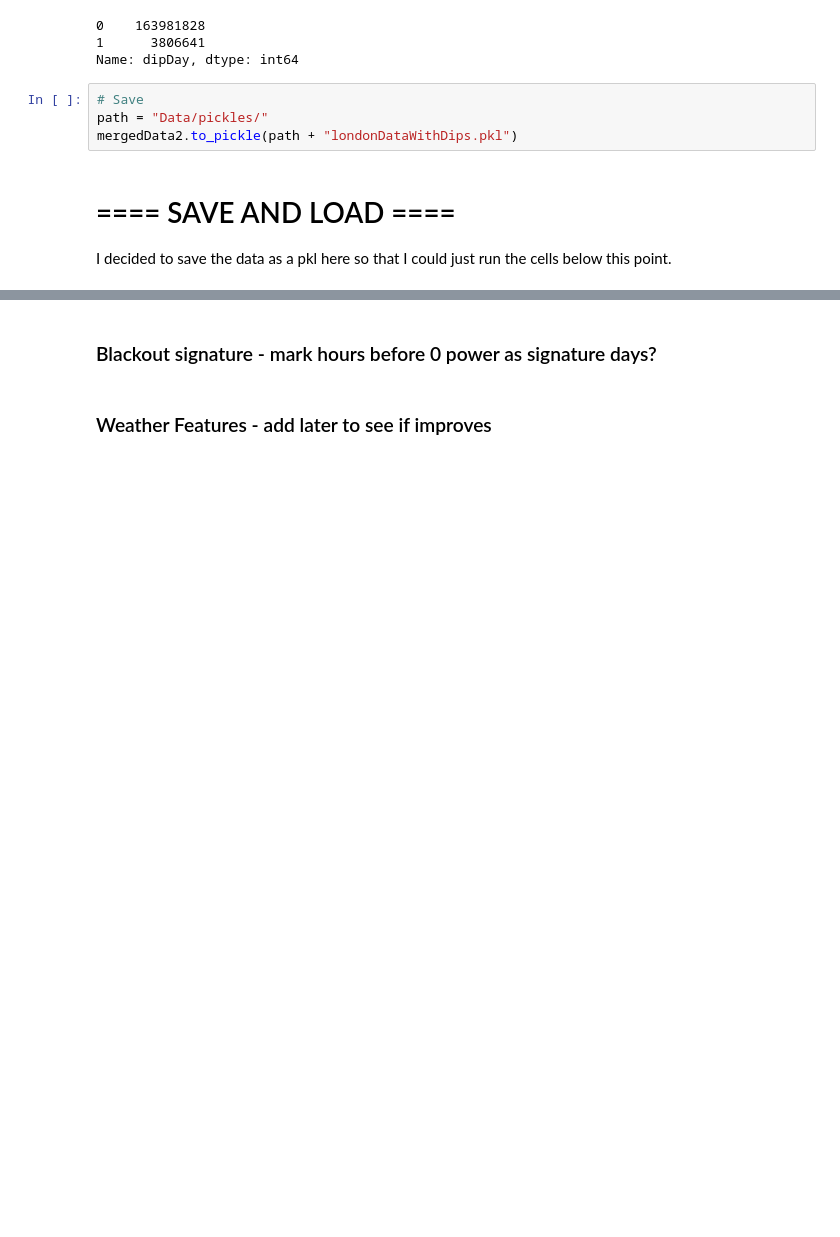
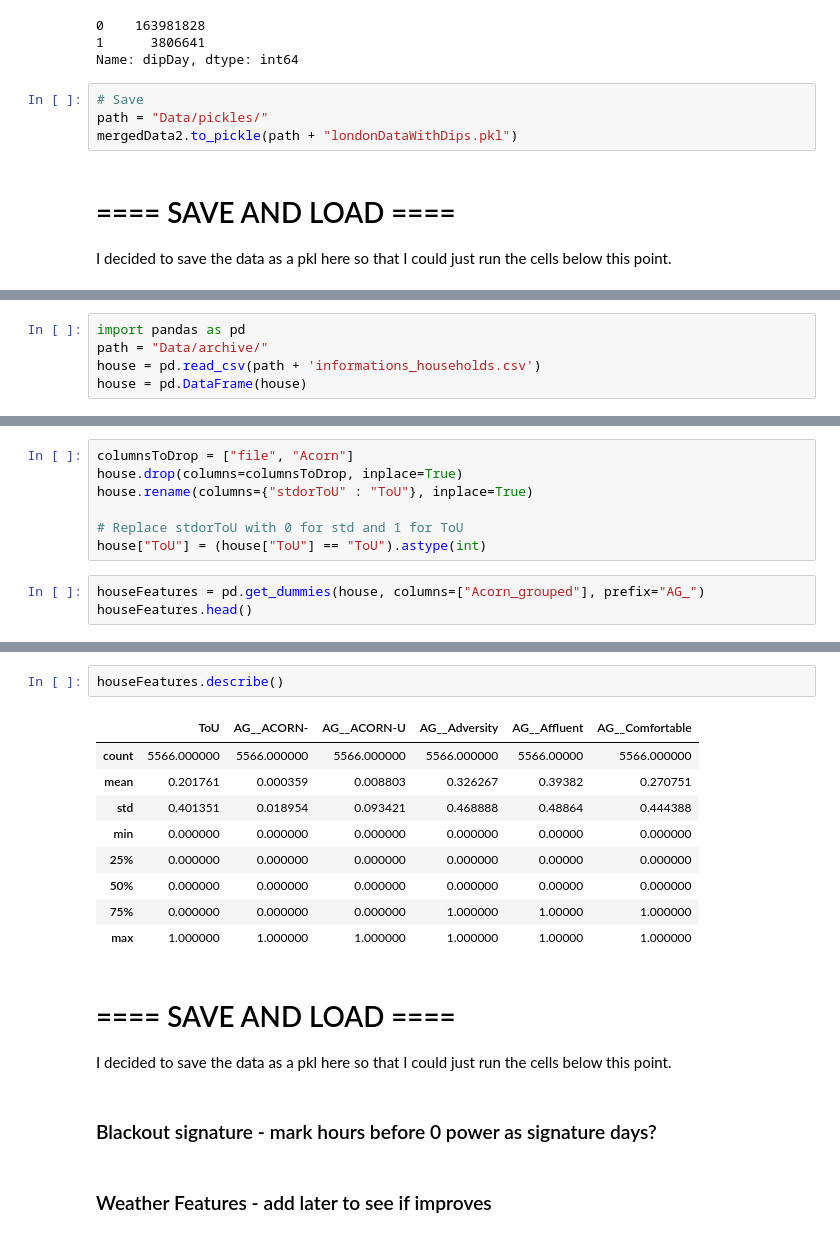
Before and after one commit to brepowell/EnergyConsumption, a Jupyter notebook: LondonDataFeatureEngineering.ipynb, the cells around one changed output, grey strips where cells are left out. Cells and saved outputs as stored; diff of their text form; blank space fills up the shorter version.

Commit message:
House Features

```diff
--- a/LondonDataFeatureEngineering.ipynb
+++ b/LondonDataFeatureEngineering.ipynb
@@ -389,0 +377,5 @@ print(londonData["energy(kWh/hh)"].max())
+# %%
+import pandas as pd
+path = "Data/archive/"
+house = pd.read_csv(path + 'informations_households.csv')
+house = pd.DataFrame(house)
@@ -389,0 +399,10 @@ print(londonData["energy(kWh/hh)"].max())
+# %%
+columnsToDrop = ["file", "Acorn"]
+house.drop(columns=columnsToDrop, inplace=True)
+house.rename(columns={"stdorToU" : "ToU"}, inplace=True)
+
+# Replace stdorToU with 0 for std and 1 for ToU
+house["ToU"] = (house["ToU"] == "ToU").astype(int)
+# %%
+houseFeatures = pd.get_dummies(house, columns=["Acorn_grouped"], prefix="AG_")
+houseFeatures.head()
@@ -390,3 +416,18 @@ print(londonData["energy(kWh/hh)"].max())
+# %%
+houseFeatures.describe()
+# %% [output]
+|  | ToU | AG__ACORN- | AG__ACORN-U | AG__Adversity | AG__Affluent | AG__Comfortable |
+| count | 5566.000000 | 5566.000000 | 5566.000000 | 5566.000000 | 5566.00000 | 5566.000000 |
+| mean | 0.201761 | 0.000359 | 0.008803 | 0.326267 | 0.39382 | 0.270751 |
+| std | 0.401351 | 0.018954 | 0.093421 | 0.468888 | 0.48864 | 0.444388 |
+| min | 0.000000 | 0.000000 | 0.000000 | 0.000000 | 0.00000 | 0.000000 |
+| 25% | 0.000000 | 0.000000 | 0.000000 | 0.000000 | 0.00000 | 0.000000 |
+| 50% | 0.000000 | 0.000000 | 0.000000 | 0.000000 | 0.00000 | 0.000000 |
+| 75% | 0.000000 | 0.000000 | 0.000000 | 1.000000 | 1.00000 | 1.000000 |
+| max | 1.000000 | 1.000000 | 1.000000 | 1.000000 | 1.00000 | 1.000000 |
+# %% [markdown]
+# ==== SAVE AND LOAD ====
+I decided to save the data as a pkl here so that I could just run the cells below this point.
 # %% [markdown]
 ### Blackout signature - mark hours before 0 power as signature days?
 # %% [markdown]
```
Also changed, not shown: parts of 9 cells of this notebook.
